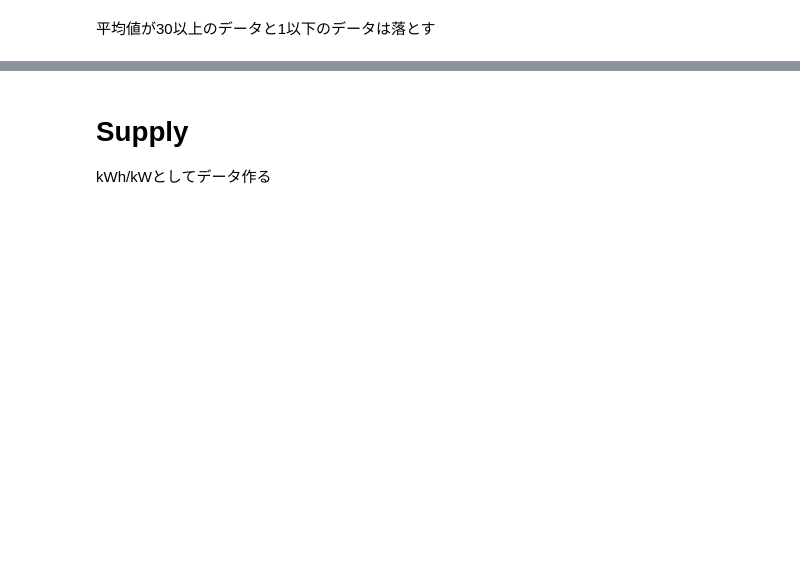
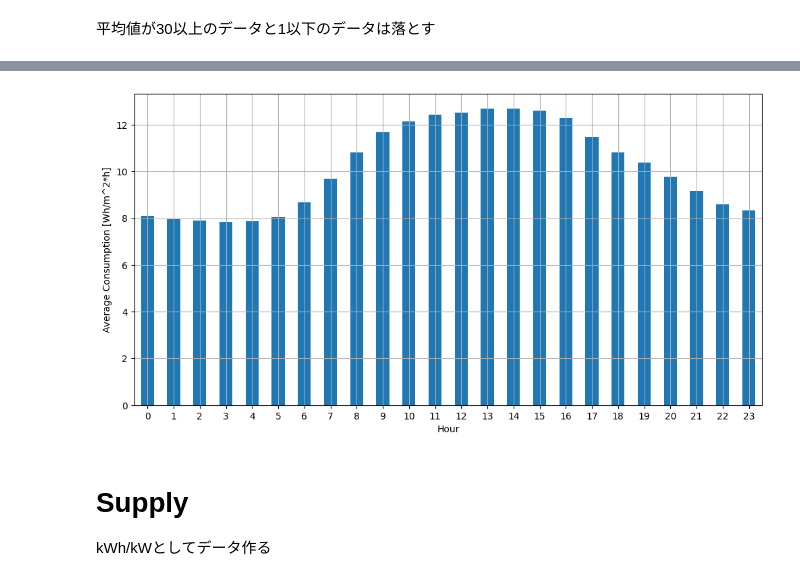
Before and after one commit to moooyu1121/master_thesis_model, a Jupyter notebook: data_preprocess.ipynb, the cells around one changed output, grey strips where cells are left out. Drawn from its saved outputs; the diff is of its cells as text; code cells hidden in the pictures; blank space fills up the shorter version.

```diff
--- a/data_preprocess.ipynb
+++ b/data_preprocess.ipynb
@@ -260,6 +261,20 @@ Name: count, dtype: int64
 | 2016-12-31 22:00:00 | 3.962963 | 2.744043 | 3.105725 | 20.422193 | ... |
 | 2016-12-31 23:00:00 | 3.962963 | 2.478490 | 3.105725 | 20.725493 | ... |
 8784 rows × 62 columns
+# %%
+# 各時間帯の平均値を計算してプロット
+# インデックスを datetime 型に変換
+data_dropped.index = pd.to_datetime(data_dropped.index)
+ave = data_dropped.mean(axis=1)
+data_hourly = ave.groupby(data_dropped.index.hour).mean()
+data_hourly.index.name = 'hour'
+data_hourly.plot(kind='bar', figsize=(12, 6), rot=0)
+plt.xlabel('Hour')
+plt.ylabel('Average Consumption [Wh/m^2*h]')
+plt.grid(True)
+plt.show()
+# %% [output]
+[figure, added]
 # %% [markdown]
 # Supply
 
```
Also changed, not shown: parts of 9 cells of this notebook.
